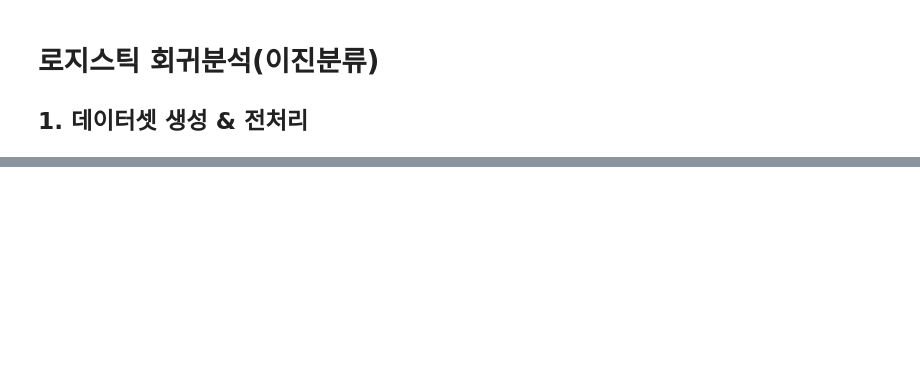
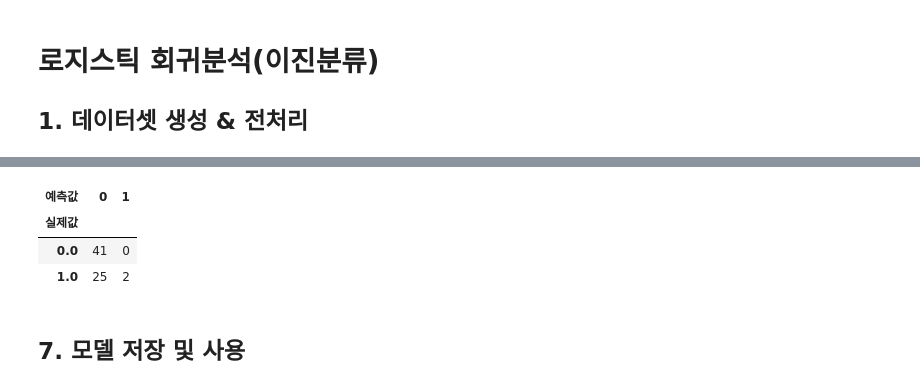
Before and after one commit to yoosim/ai_x, a Jupyter notebook: source/05_DeepLearning/06_피마인디언_당뇨병발병예측(로지스틱회귀분석 = 이진분류, 일반분류분석).ipynb, the cells around one changed output, grey strips where cells are left out. Saved outputs shown, nothing was run; the diff lists cells and outputs as text; code cells hidden in the pictures; blank space fills up the shorter version.

```diff
--- a/source/05_DeepLearning/06_피마인디언_당뇨병발병예측(로지스틱회귀분석 = 이진분류, 일반분류분석).ipynb
+++ b/source/05_DeepLearning/06_피마인디언_당뇨병발병예측(로지스틱회귀분석 = 이진분류, 일반분류분석).ipynb
@@ -82,0 +359,4 @@ X_train.shape , y_train.shape, X_test.shape, y_test.shape
+# %%
+y_hat = model.predict(X_test)
+y_hat = y_hat.argmax(axis=1)
+# y_hat은 0이 나올 확률 , 1이 나올 확률를 나타냄
@@ -82,0 +365,9 @@ X_train.shape , y_train.shape, X_test.shape, y_test.shape
+# %%
+pd.crosstab(y_test,y_hat, rownames=['실제값'], colnames=['예측값'])
+# %% [output]
+| 예측값 | 0 | 1 |
+| 실제값 |  |  |
+| 0.0 | 41 | 0 |
+| 1.0 | 25 | 2 |
+# %% [markdown]
+## 7. 모델 저장 및 사용
```
Also changed, not shown: parts of 54 cells of this notebook, 11 other files.
